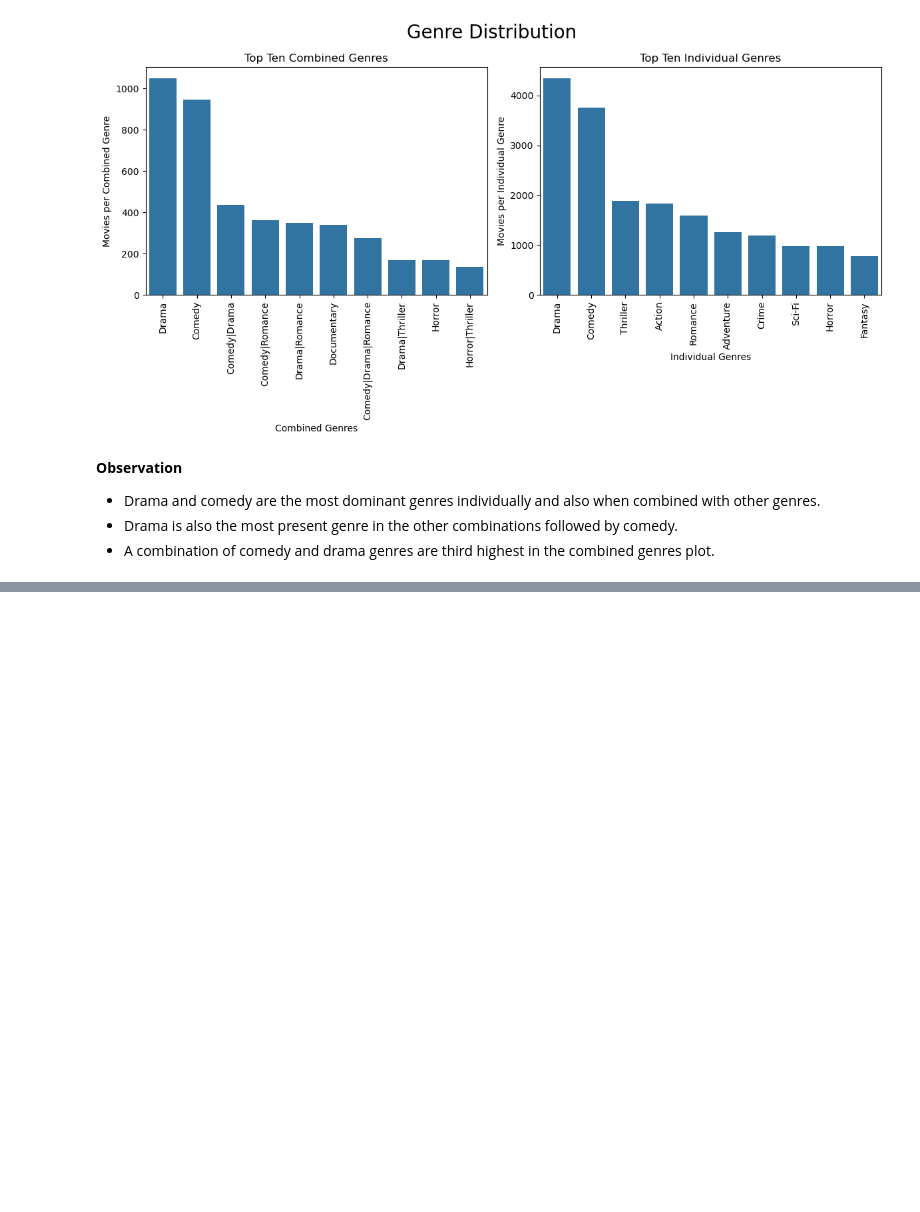
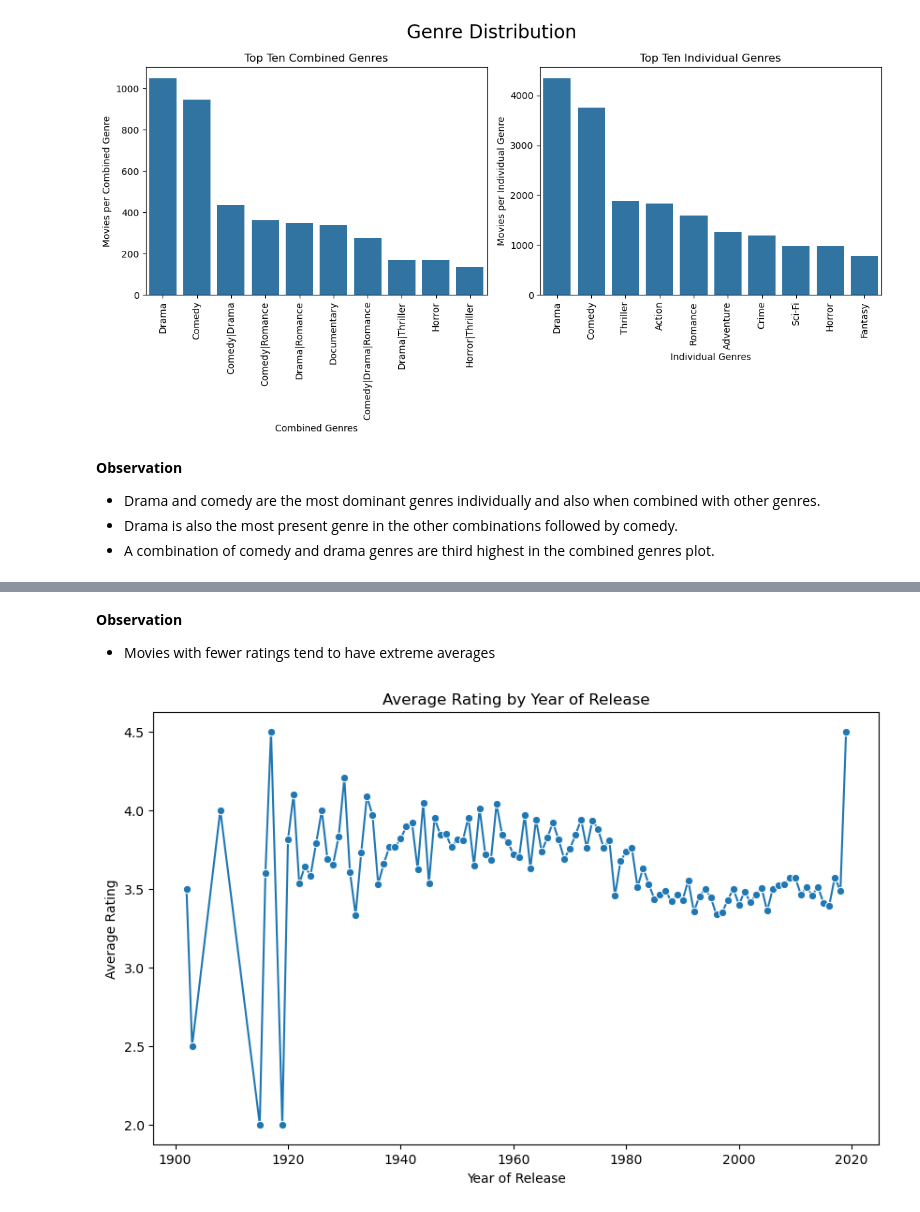
Before and after one commit to M-Nesphory/Movie_Recommendation_System, a Jupyter notebook: recommender_notebook.ipynb, the cells around one changed output, grey strips where cells are left out. Saved outputs shown, nothing was run; the diff lists cells and outputs as text; code cells hidden in the pictures; blank space fills up the shorter version.

```diff
--- a/recommender_notebook.ipynb
+++ b/recommender_notebook.ipynb
@@ -718,0 +746,16 @@ plt.show()
+# %% [markdown]
+**Observation**
+- Movies with fewer ratings tend to have extreme averages
+# %%
+# Compute mean rating per year
+yearly_ratings = final_df.groupby('year')['rating'].mean().reset_index()
+
+# Plot
+plt.figure(figsize=(10,6))
+sns.lineplot(data=yearly_ratings, x='year', y='rating', marker='o')
+plt.title('Average Rating by Year of Release')
+plt.xlabel('Year of Release')
+plt.ylabel('Average Rating')
+plt.show()
+# %% [output]
+[figure, added]
```
Also changed, not shown: parts of 12 cells of this notebook.
